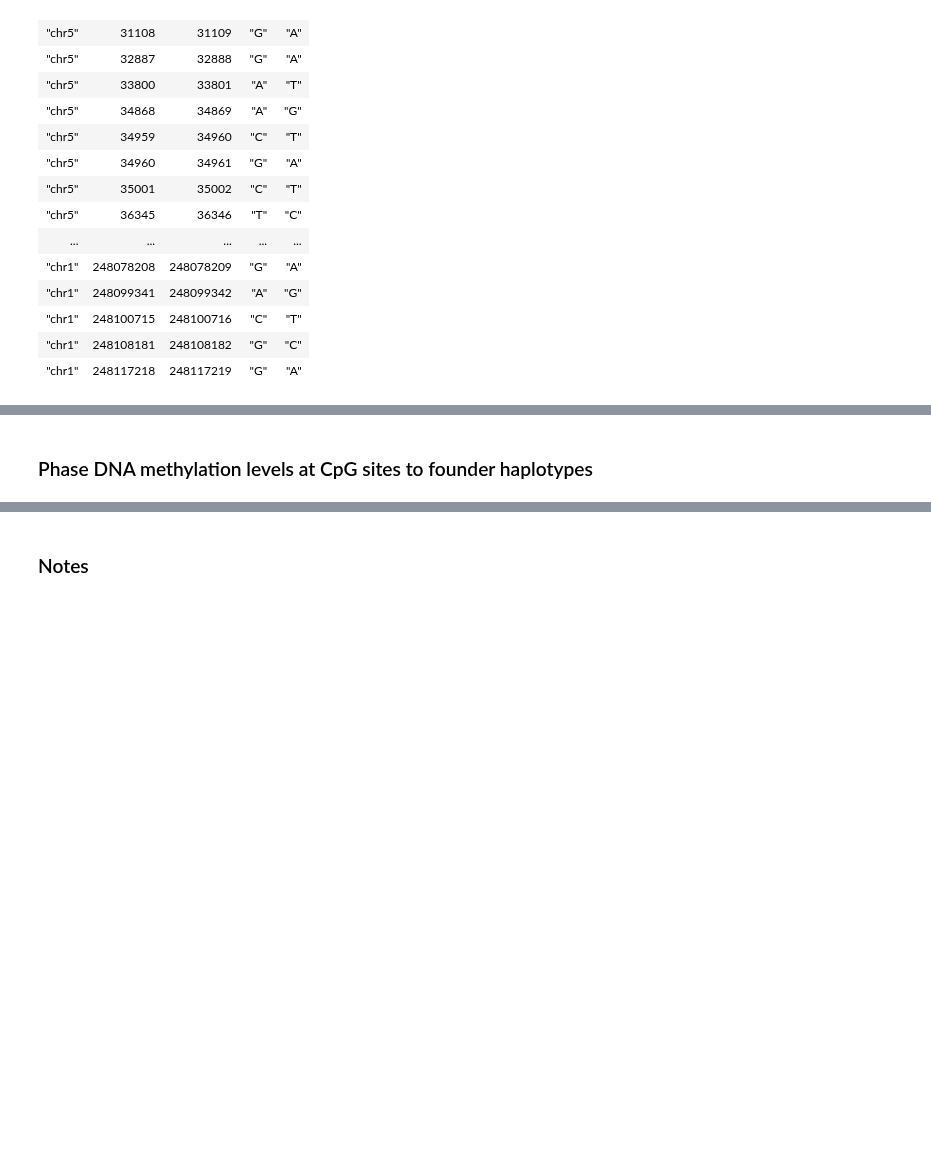
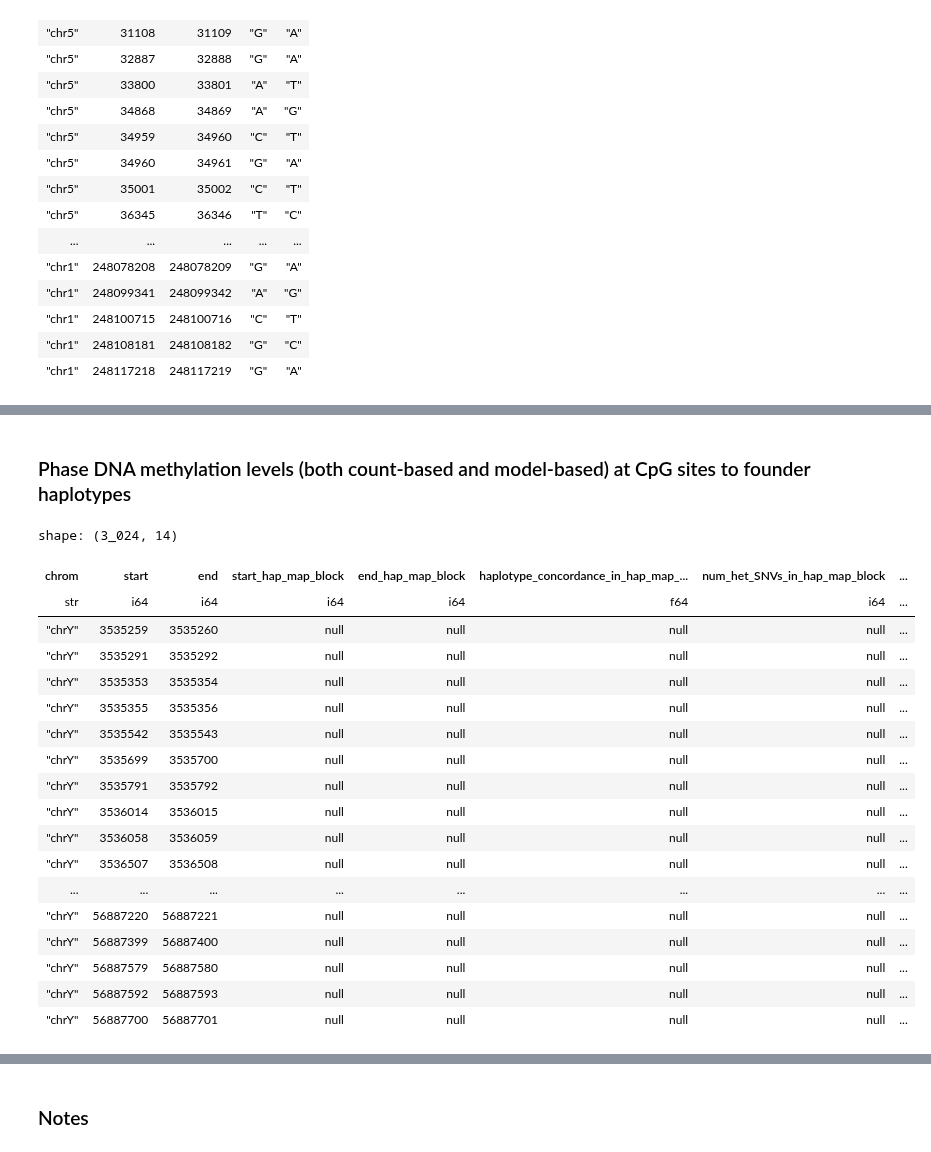
Before and after one commit to quinlan-lab/tapestry, a Jupyter notebook: src/phase_meth_to_founder_haps.ipynb, the cells around one changed output, grey strips where cells are left out. Cells and saved outputs as stored; diff of their text form; code cells hidden in the pictures; blank space fills up the shorter version.

```diff
--- a/src/phase_meth_to_founder_haps.ipynb
+++ b/src/phase_meth_to_founder_haps.ipynb
@@ -292,5 +319,5 @@ shape: (26_729_958, 7)
 # %% [markdown]
-### Phase DNA methylation levels at CpG sites to founder haplotypes
+### Phase DNA methylation levels (both count-based and model-based) at CpG sites to founder haplotypes
 # %%
 import phase_meth_to_founder_haps
 importlib.reload(phase_meth_to_founder_haps)
@@ -300 +328,24 @@ DF_METH_FOUNDER_PHASED = phase_meth_to_founder_haps(DF_METH_HAP1_HAP2, DF_HAP_MA
+# %%
+# presumably there are no mismatch sites on chrY, so the distance between CpG sites on chrY and the nearest mismatch site is null:
+DF_METH_COUNT_FOUNDER_PHASED.filter(pl.col('is_within_50bp_of_mismatch_site').is_null())
+# %% [output]
+shape: (3_024, 14)
+| chrom | start | end | start_hap_map_block | end_hap_map_block | haplotype_concordance_in_hap_map_... | num_het_SNVs_in_hap_map_block | ... |
+| str | i64 | i64 | i64 | i64 | f64 | i64 | ... |
+| "chrY" | 3535259 | 3535260 | null | null | null | null | ... |
+| "chrY" | 3535291 | 3535292 | null | null | null | null | ... |
+| "chrY" | 3535353 | 3535354 | null | null | null | null | ... |
+| "chrY" | 3535355 | 3535356 | null | null | null | null | ... |
+| "chrY" | 3535542 | 3535543 | null | null | null | null | ... |
+| "chrY" | 3535699 | 3535700 | null | null | null | null | ... |
+| "chrY" | 3535791 | 3535792 | null | null | null | null | ... |
+| "chrY" | 3536014 | 3536015 | null | null | null | null | ... |
+| "chrY" | 3536058 | 3536059 | null | null | null | null | ... |
+| "chrY" | 3536507 | 3536508 | null | null | null | null | ... |
+| ... | ... | ... | ... | ... | ... | ... | ... |
+| "chrY" | 56887220 | 56887221 | null | null | null | null | ... |
+| "chrY" | 56887399 | 56887400 | null | null | null | null | ... |
+| "chrY" | 56887579 | 56887580 | null | null | null | null | ... |
+| "chrY" | 56887592 | 56887593 | null | null | null | null | ... |
+| "chrY" | 56887700 | 56887701 | null | null | null | null | ... |
 # %%
```
Also changed, not shown: parts of 15 cells of this notebook.
